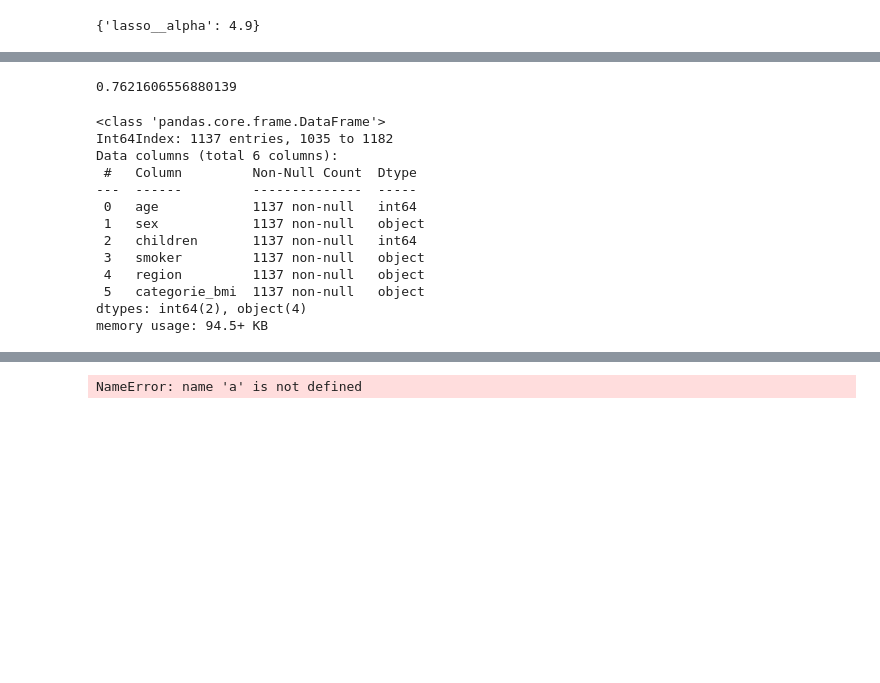
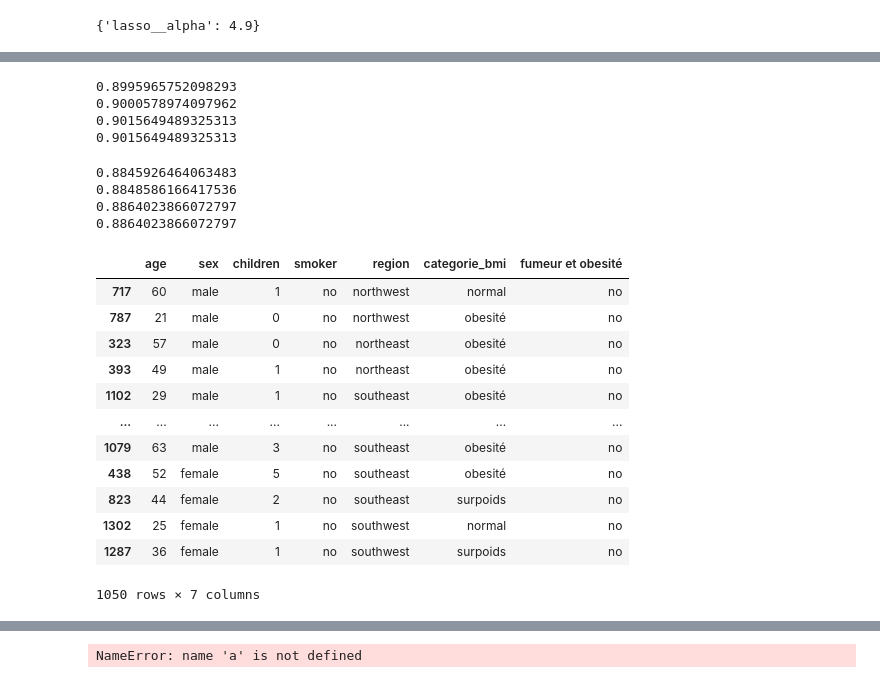
Before and after one commit to henzozhang/brief_prediction_assurance_leon_zouhair, a Jupyter notebook: modelisation.ipynb, the cells around one changed output, grey strips where cells are left out. Drawn from its saved outputs; the diff is of its cells as text; code cells hidden in the pictures; blank space fills up the shorter version.

```diff
--- a/modelisation.ipynb
+++ b/modelisation.ipynb
@@ -347,5 +416,5 @@ memory usage: 17.8 KB
 # %%
-to_drop=residual[residual>20000].index
+to_drop=residual[residual>17000].index
 # %%
 to_drop
 # %% [output]
@@ -359,25 +428,30 @@ to_drop.size
 # %%
 X_train_drop_residu = X_train.drop(to_drop)
 y_train_drop_residu = y_train.drop(to_drop)
-# %%
-
-my_pipe_lr.fit(X_train_drop_residu, y_train_drop_residu)
-my_pipe_lr.score(X_test, y_test)
-# %% [output]
-0.7621606556880139
-# %%
-X_train.info()
-# %% [output]
-<class 'pandas.core.frame.DataFrame'>
-Int64Index: 1137 entries, 1035 to 1182
-Data columns (total 6 columns):
- #   Column         Non-Null Count  Dtype
----  ------         --------------  -----
- 0   age            1137 non-null   int64
- 1   sex            1137 non-null   object
- 2   children       1137 non-null   int64
- 3   smoker         1137 non-null   object
- 4   region         1137 non-null   object
- 5   categorie_bmi  1137 non-null   object
-dtypes: int64(2), object(4)
-memory usage: 94.5+ KB
+# %%
+print(cross_val_score(my_pipe_lr,X_train_drop_residu,y_train_drop_residu,cv=5).mean())
+print(cross_val_score(my_pipe_ridge,X_train_drop_residu,y_train_drop_residu,cv=5).mean())
+print(cross_val_score(my_pipe_lasso,X_train_drop_residu,y_train_drop_residu,cv=5).mean())
+print(cross_val_score(my_pipe_elasticnet,X_train_drop_residu,y_train_drop_residu,cv=5).mean())
+# %% [output]
+0.8995965752098293
+0.9000578974097962
+0.9015649489325313
+0.9015649489325313
+# %%
+my_pipe_lr.fit(X_train_drop_residu, y_train_drop_residu)
+print(my_pipe_lr.score(X_test, y_test))
+
+my_pipe_ridge.fit(X_train_drop_residu, y_train_drop_residu)
+print(my_pipe_ridge.score(X_test, y_test))
+
+my_pipe_lasso.fit(X_train_drop_residu, y_train_drop_residu)
+print(my_pipe_lasso.score(X_test, y_test))
+
+my_pipe_elasticnet.fit(X_train_drop_residu, y_train_drop_residu)
+print(my_pipe_elasticnet.score(X_test, y_test))
+# %% [output]
+0.8845926464063483
+0.8848586166417536
+0.8864023866072797
+0.8864023866072797
@@ -384,3 +463,19 @@ memory usage: 94.5+ KB
+# %%
+X_train_drop_residu
+# %% [output]
+|  | age | sex | children | smoker | region | categorie_bmi | fumeur et obesité |
+| 717 | 60 | male | 1 | no | northwest | normal | no |
+| 787 | 21 | male | 0 | no | northwest | obesité | no |
+| 323 | 57 | male | 0 | no | northeast | obesité | no |
+| 393 | 49 | male | 1 | no | northeast | obesité | no |
+| 1102 | 29 | male | 1 | no | southeast | obesité | no |
+| ... | ... | ... | ... | ... | ... | ... | ... |
+| 1079 | 63 | male | 3 | no | southeast | obesité | no |
+| 438 | 52 | female | 5 | no | southeast | obesité | no |
+| 823 | 44 | female | 2 | no | southeast | surpoids | no |
+| 1302 | 25 | female | 1 | no | southwest | normal | no |
+| 1287 | 36 | female | 1 | no | southwest | surpoids | no |
+1050 rows × 7 columns
 # %%
 %run modelisation_model_perfomantes.ipynb
 # %% [output]
```
Also changed, not shown: parts of 54 cells of this notebook, 4 other files.
